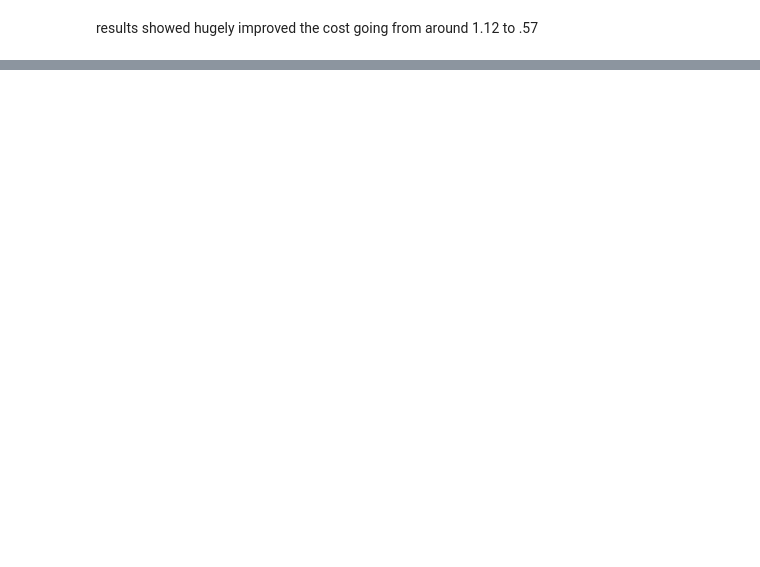
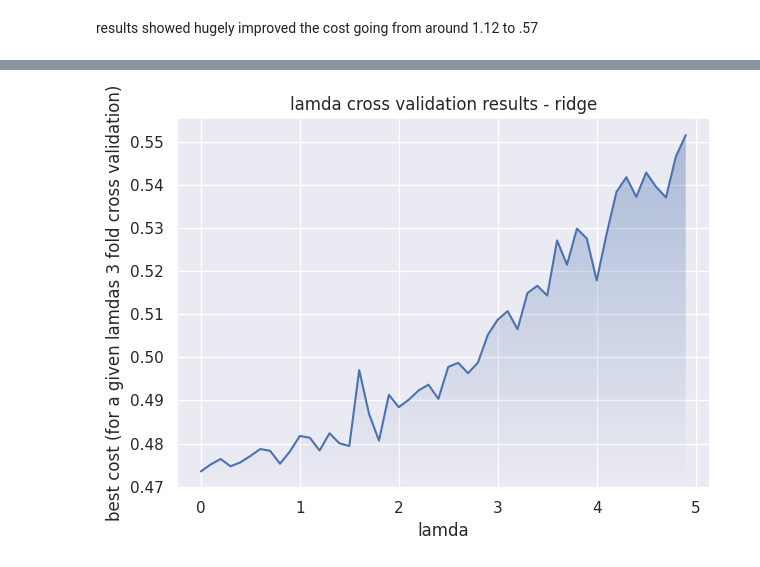
Before and after one commit to mtommtom/linear-regression, a Jupyter notebook: finalized_regression.ipynb, the cells around one changed output, grey strips where cells are left out. Cells and saved outputs as stored; diff of their text form; code cells hidden in the pictures; blank space fills up the shorter version.

Commit message:
finished converging regression

```diff
--- a/finalized_regression.ipynb
+++ b/finalized_regression.ipynb
@@ -219,0 +222,89 @@ for i in range(len(train_test_sets)):
+# %%
+from cross_validation import n_fold_cross_validation
+from algorithms import optimized_stochastic_gradient_descent_ridge, optimized_stochastic_gradient_descent_lasso, optimized_stochastic_gradient_descent_elastic_net
+
+df = prepreocess()
+# df = df.loc[:, df.columns != 'pH']
+# df = df.loc[:, df.columns != 'residual sugar']
+# df = df.loc[:, df.columns != 'fixed acidity']
+
+lr = .1
+stochastic_sample_size = .1
+epoches = 1_000
+n = 3
+
+lmdas = []
+for i in range(50):
+    lmdas.append(i * 0.1)
+
+def test_reg(func, name):
+    lmdas_costs = [] # best recorded cost for each lamda of 3 fold validation
+    for lmda in lmdas:
+        train_test_sets = n_fold_cross_validation(n=3, df=df)
+        recorded_costs = []
+        for i in range(len(train_test_sets)):
+            train = train_test_sets[i][0]
+            test = train_test_sets[i][1]
+            itr = i
+            # normalize all training data
+            parameters = [(train[col].mean(), train[col].std()) for col in train.columns[:-1]]
+            for col in train.columns[:-1]:
+                mean = train[col].mean()
+                std_dev = train[col].std()
+                def stand(row, mean, std_dev):
+                    return (row - mean) / std_dev
+                train[col] = train[col].apply(stand, args=(mean, std_dev))
+            # normalize all the test
+            for i in range(len(train.columns[:-1])):
+                col = train.columns[i]
+                mean = parameters[i][0]
+                std_dev = parameters[i][1]
+                def stand(row, mean, std_dev):
+                    return (row - mean) / std_dev
+                test[col] = test[col].apply(stand, args=(mean, std_dev))
+
+            start = time.time()
+            final_results = []
+            weights, bias = [0 for i in range(len(df.columns) - 1)], 0.0
+            # theta = optimized_stochastic_gradient_descent_ridge(train, lr=lr, weights=weights, bias=bias, epoches=epoches, min_step_size=0, error_over_time=final_results, stochastic_sample_size=stochastic_sample_size, printProgress=False,
+            #                                                     lmda=lmda)
+            theta = func(train, lr=lr, weights=weights, bias=bias, epoches=epoches, min_step_size=0, error_over_time=final_results, stochastic_sample_size=stochastic_sample_size, printProgress=False,
+                                                                lmda=lmda)
+
+            # find mean squared error
+            weights = [theta[0, i] for i in range(theta.shape[1] - 1)]
+            bias = theta[0, theta.shape[1] - 1]
+            test_results = mean_squared_error(df=test, weights=weights, bias=bias)
+
+            final_time = time.time() - start
+
+            # plot results
+            # final_results = final_results[::10]
+            # epoch_number = range(0, 1_000, 10)
+            # graph_trials(final_results, f'{lmda}-lamda {n}-fold ({itr + 1}\\{n})', cost = f'{round(test_results, 2)} final loss: {final_results[len(final_results) - 1]}', time = round(final_time, 2), x=epoch_number)
+
+            # track results
+            recorded_costs.append(test_results)
+
+        lmdas_costs.append(max(recorded_costs))
+
+    # plot all results
+    # plt.style.use('cyberpunk')
+    sns.set_theme()
+
+    fig, ax = plt.subplots()
+    ax.plot(lmdas, lmdas_costs)
+    ax.set_xlabel('lamda')
+    ax.set_ylabel('best cost (for a given lamdas 3 fold cross validation)')
+    ax.set_title(f'lamda cross validation results - {name}', wrap=True)
+    plt.tight_layout()
+
+    # mplcyberpunk.add_glow_effects(gradient_fill=True)
+    mplcyberpunk.add_gradient_fill(alpha_gradientglow=.4, gradient_start='bottom')
+    fig.savefig(f'results/{name}_regression_results.png')
+
+test_reg(optimized_stochastic_gradient_descent_ridge, name='ridge')
+test_reg(optimized_stochastic_gradient_descent_lasso, name='lasso')
+test_reg(optimized_stochastic_gradient_descent_elastic_net, name='elastic_net')
+# %% [output]
+[figure, added]
```
Also changed, not shown: parts of 13 cells of this notebook, 28 other files.
